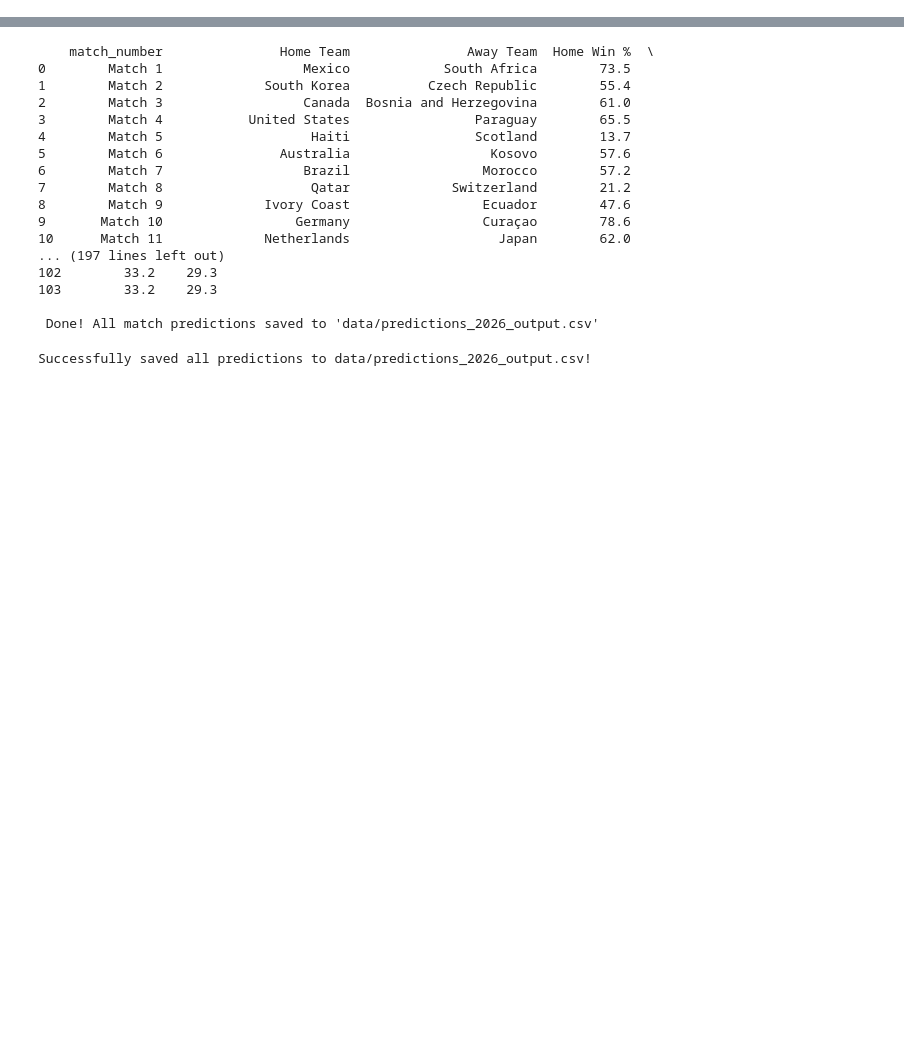
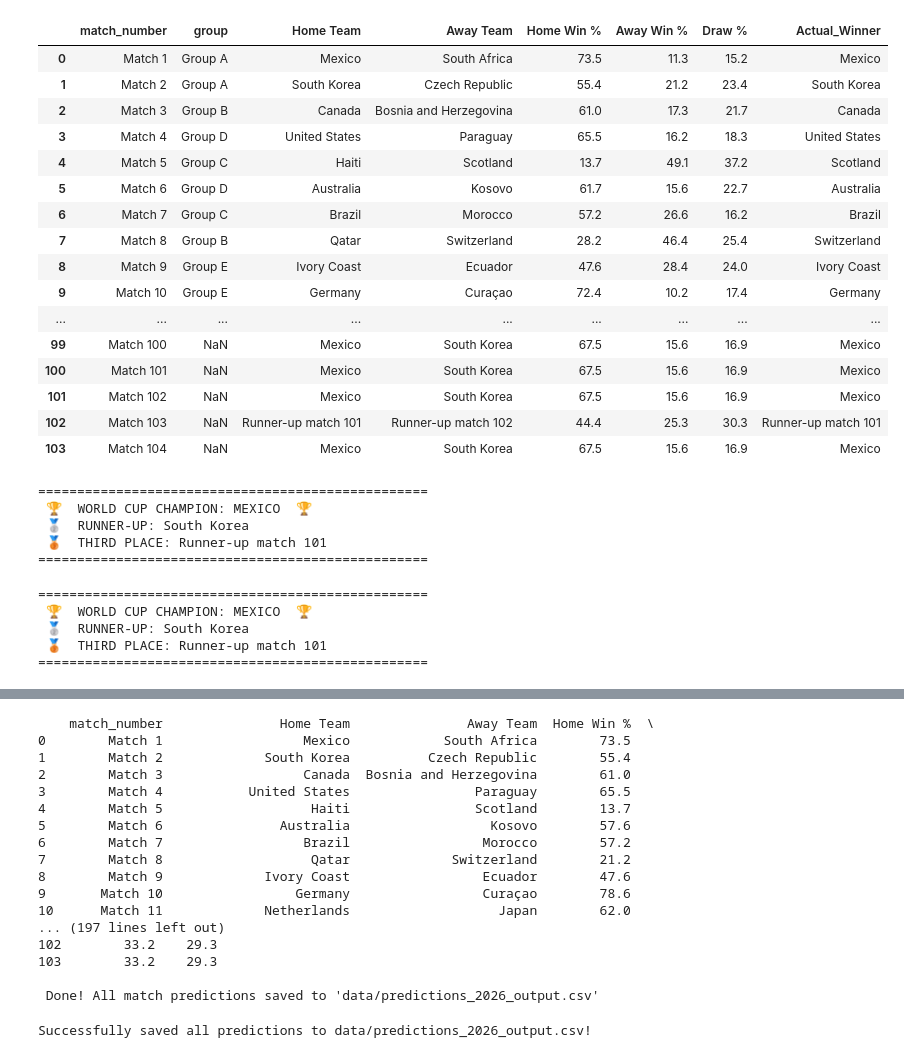
Before and after one commit to khandelwalutkarsh/FIFA-World-Cup-Prediction, a Jupyter notebook: FIFA_Prediction.ipynb, the cells around one changed output, grey strips where cells are left out. Saved outputs shown, nothing was run; the diff lists cells and outputs as text; code cells hidden in the pictures; blank space fills up the shorter version.

```diff
--- a/FIFA_Prediction.ipynb
+++ b/FIFA_Prediction.ipynb
@@ -0,0 +933,62 @@
+# %%
+import pandas as pd
+
+# 1. Temporarily remove Pandas display limits so it prints ALL rows
+with pd.option_context('display.max_rows', None, 'display.max_columns', None):
+
+    # 2. Filter down to the most important presentation columns
+    full_results = sim_schedule[[
+        "match_number", "group", "Home Team", "Away Team",
+        "Home Win %", "Away Win %", "Draw %", "Actual_Winner"
+    ]]
+
+    # 3. Render the entire table
+    display(full_results)
+# %% [output]
+|  | match_number | group | Home Team | Away Team | Home Win % | Away Win % | Draw % | Actual_Winner |
+| 0 | Match 1 | Group A | Mexico | South Africa | 73.5 | 11.3 | 15.2 | Mexico |
+| 1 | Match 2 | Group A | South Korea | Czech Republic | 55.4 | 21.2 | 23.4 | South Korea |
+| 2 | Match 3 | Group B | Canada | Bosnia and Herzegovina | 61.0 | 17.3 | 21.7 | Canada |
+| 3 | Match 4 | Group D | United States | Paraguay | 65.5 | 16.2 | 18.3 | United States |
+| 4 | Match 5 | Group C | Haiti | Scotland | 13.7 | 49.1 | 37.2 | Scotland |
+| 5 | Match 6 | Group D | Australia | Kosovo | 61.7 | 15.6 | 22.7 | Australia |
+| 6 | Match 7 | Group C | Brazil | Morocco | 57.2 | 26.6 | 16.2 | Brazil |
+| 7 | Match 8 | Group B | Qatar | Switzerland | 28.2 | 46.4 | 25.4 | Switzerland |
+| 8 | Match 9 | Group E | Ivory Coast | Ecuador | 47.6 | 28.4 | 24.0 | Ivory Coast |
+| 9 | Match 10 | Group E | Germany | Curaçao | 72.4 | 10.2 | 17.4 | Germany |
+| ... | ... | ... | ... | ... | ... | ... | ... | ... |
+| 99 | Match 100 | NaN | Mexico | South Korea | 67.5 | 15.6 | 16.9 | Mexico |
+| 100 | Match 101 | NaN | Mexico | South Korea | 67.5 | 15.6 | 16.9 | Mexico |
+| 101 | Match 102 | NaN | Mexico | South Korea | 67.5 | 15.6 | 16.9 | Mexico |
+| 102 | Match 103 | NaN | Runner-up match 101 | Runner-up match 102 | 44.4 | 25.3 | 30.3 | Runner-up match 101 |
+| 103 | Match 104 | NaN | Mexico | South Korea | 67.5 | 15.6 | 16.9 | Mexico |
+# %%
+final_match = sim_schedule[sim_schedule["match_number"] == "Match 104"].iloc[0]
+third_place_match = sim_schedule[sim_schedule["match_number"] == "Match 103"].iloc[0]
+
+print("==================================================")
+print(f" 🏆  WORLD CUP CHAMPION: {final_match['Actual_Winner'].upper()}  🏆 ")
+print(f" 🥈  RUNNER-UP: {final_match['Away Team'] if final_match['Actual_Winner'] == final_match['Home Team'] else final_match['Home Team']}")
+print(f" 🥉  THIRD PLACE: {third_place_match['Actual_Winner']}")
+print("==================================================")
+# %% [output]
+==================================================
+ 🏆  WORLD CUP CHAMPION: MEXICO  🏆
+ 🥈  RUNNER-UP: South Korea
+ 🥉  THIRD PLACE: Runner-up match 101
+==================================================
+# %%
+final_match = sim_schedule[sim_schedule["match_number"] == "Match 104"].iloc[0]
+third_place_match = sim_schedule[sim_schedule["match_number"] == "Match 103"].iloc[0]
+
+print("==================================================")
+print(f" 🏆  WORLD CUP CHAMPION: {final_match['Actual_Winner'].upper()}  🏆 ")
+print(f" 🥈  RUNNER-UP: {final_match['Away Team'] if final_match['Actual_Winner'] == final_match['Home Team'] else final_match['Home Team']}")
+print(f" 🥉  THIRD PLACE: {third_place_match['Actual_Winner']}")
+print("==================================================")
+# %% [output]
+==================================================
+ 🏆  WORLD CUP CHAMPION: MEXICO  🏆
+ 🥈  RUNNER-UP: South Korea
+ 🥉  THIRD PLACE: Runner-up match 101
+==================================================
```
Also changed, not shown: parts of 26 cells of this notebook.
